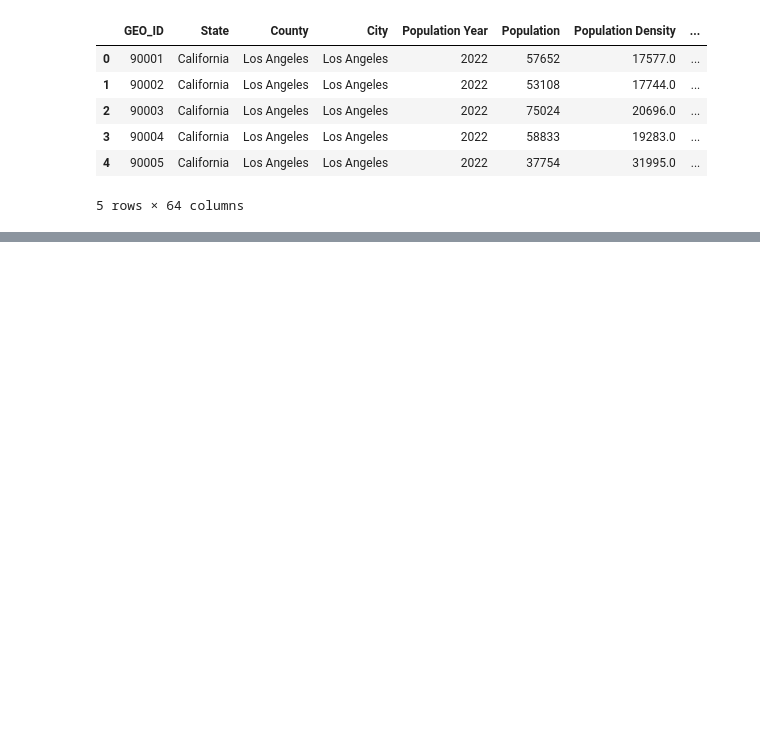
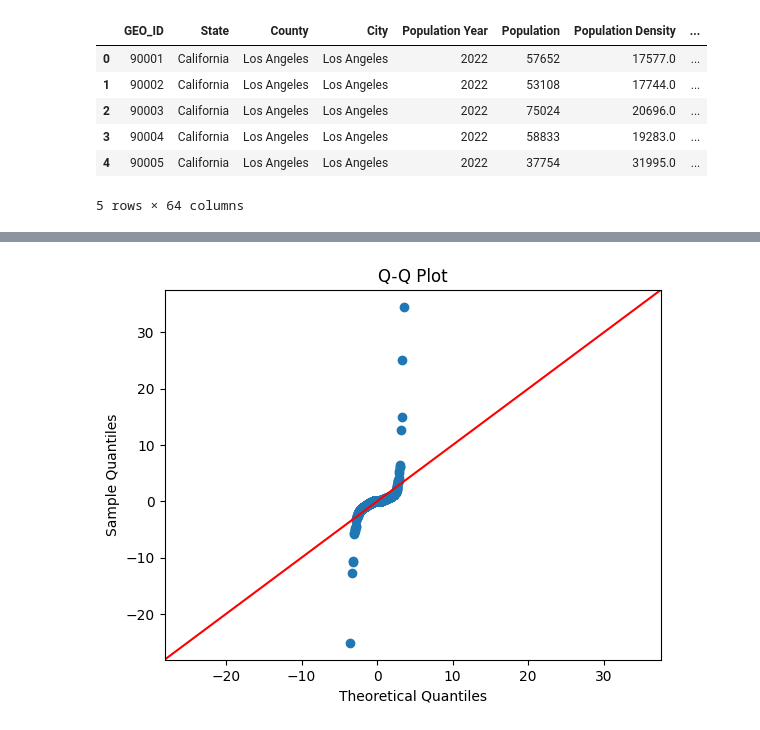
Before and after one commit to Peika44/Math189_HousePrice_Prediction, a Jupyter notebook: Data_Cleaning.ipynb, the cells around one changed output, grey strips where cells are left out. Cells and saved outputs as stored; diff of their text form; code cells hidden in the pictures; blank space fills up the shorter version.

Commit message:
add linear regression to the model

```diff
--- a/Data_Cleaning.ipynb
+++ b/Data_Cleaning.ipynb
@@ -66,3 +69,18 @@ df_real_estate_California.head()
 | 1209116 | 76008.0 | for_sale | 250000.0 | 7.0 | 3.0 | 0.19 | 1002149.0 | Blythe | California | 92225.0 | ... |
 | 1209118 | 86230.0 | for_sale | 325000.0 | 3.0 | 2.0 | 5.00 | 664584.0 | Blythe | California | 92225.0 | ... |
 | 1209120 | 22611.0 | for_sale | 287500.0 | 5.0 | 3.0 | 0.20 | 1230938.0 | Blythe | California | 92225.0 | ... |
+# %%
+import pandas as pd
+import statsmodels.formula.api as smf
+
+df = df_real_estate_California.copy()
+
+df_sampled = df.sample(n=5000, random_state=42)
+
+df_sampled['status'] = df_sampled['status'].astype('category')
+
+full_model_formula = 'price ~ brokered_by + status + bed + bath + acre_lot + street + city + state + zip_code + house_size + prev_sold_date'
+
+full_model = smf.ols(formula=full_model_formula, data=df_sampled).fit()
+
+print(full_model.summary())
@@ -68,0 +107,12 @@ df_real_estate_California.head()
+# %%
+import statsmodels.api as sm
+import matplotlib.pyplot as plt
+def standardize(x):
+    return (x - x.mean()) / x.std()
+
+residuals = standardize(full_model.resid)
+sm.qqplot(residuals, line='45')
+plt.title('Q-Q Plot')
+plt.show()
+# %% [output]
+[figure, added]
```
Also changed, not shown: parts of 12 cells of this notebook, 1 other file.
